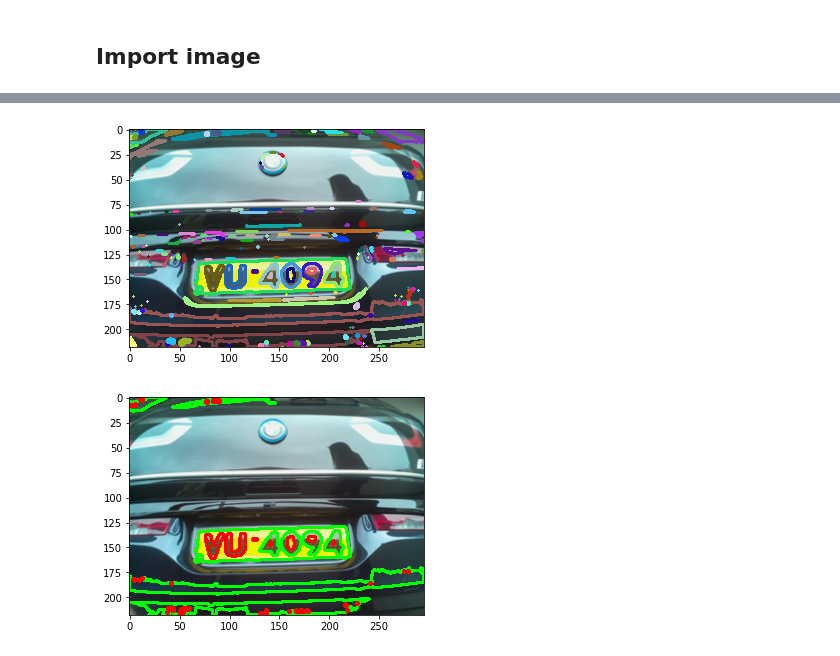
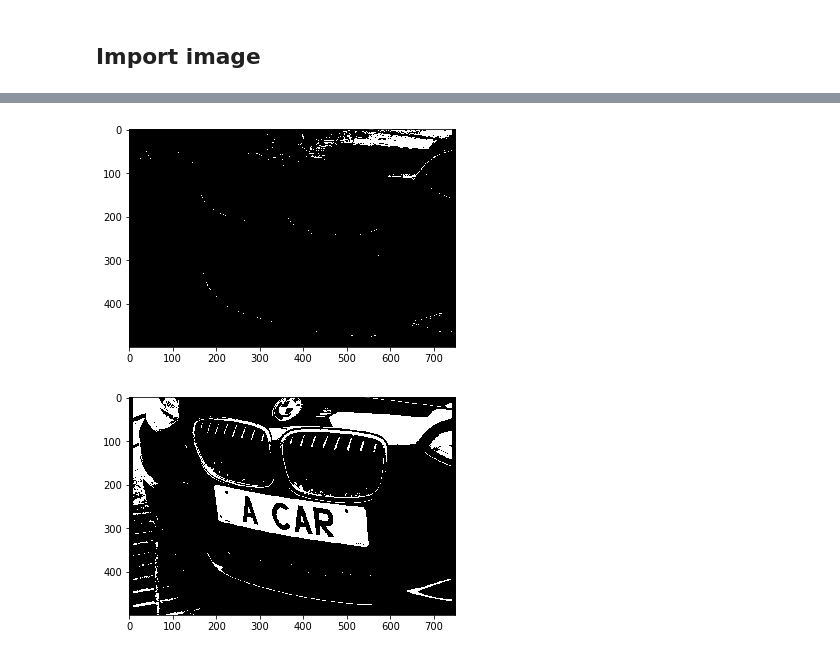
Before and after one commit to elise-ng/FYP_SmartCarPark, a Jupyter notebook: cv/plate_detection.ipynb, the cells around one changed output, grey strips where cells are left out. Saved outputs shown, nothing was run; the diff lists cells and outputs as text; code cells hidden in the pictures.

```diff
--- a/cv/plate_detection.ipynb
+++ b/cv/plate_detection.ipynb
@@ -39,14 +87,0 @@ plt.show()
-# %%
-binary_image = cv2.adaptiveThreshold(bw, 1, cv2.ADAPTIVE_THRESH_GAUSSIAN_C, cv2.THRESH_BINARY, 51, 2)
-plt.imshow(binary_image, cmap = 'gray')
-plt.show()
-binary_image = np.logical_and(binary_image, np.logical_not(spec_black)).astype(np.uint8)
-binary_image_white_filled = cv2.copyMakeBorder(binary_image, 10, 10, 10, 10, cv2.BORDER_CONSTANT, value=[0, 0, 0])
-mask = cv2.copyMakeBorder(binary_image_white_filled, 1, 1, 1, 1, cv2.BORDER_CONSTANT, 0)
-cv2.floodFill(binary_image_white_filled, mask, (0, 0), 255, flags=cv2.FLOODFILL_MASK_ONLY)
-binary_image_white_filled = mask[10: -10, 10: -10]
-binary_image_white_filled = cv2.dilate(binary_image_white_filled, np.ones((2,2), np.uint8))
-plt.imshow(binary_image, cmap = 'gray')
-plt.show()
-plt.imshow(binary_image_white_filled, cmap = 'gray')
-plt.show()
@@ -57,29 +88,14 @@ plt.show()
-# %%
-contours, hierarchy = cv2.findContours(binary_image, cv2.RETR_TREE, cv2.CHAIN_APPROX_NONE)
-src_copy = src.copy()
-for contour in contours:
-    color = list(np.random.random(size=3) * 256)
-    cv2.drawContours(src_copy, [contour], -1, color, 2)
-plt.imshow(src_copy, cmap = 'gray')
-plt.show()
-# %% [output]
-[figure, removed]
-# %%
-filtered_contours = {}
-for i, h in enumerate(hierarchy[0]):
-    if h[2] == -1 and h[3] != -1:
-        parent_contour_index = h[3]
-        child_contour = contours[i]
-        if parent_contour_index in filtered_contours:
-            filtered_contours[parent_contour_index].append(child_contour)
-        else:
-            filtered_contours[parent_contour_index] = [child_contour]
-
-src_contour = src.copy()
-parent_contours = [contours[i] for i in filtered_contours.keys()]
-cv2.drawContours(src_contour, parent_contours, -1, (0,255,0), 2)
-cv2.drawContours(src_contour, reduce(add, filtered_contours.values()), -1, (255,0,0), 2)
-plt.imshow(src_contour, cmap = 'gray')
-plt.show()
-# %% [output]
-[figure, removed]
+# %%
+def binarify(image):
+    threshold = threshold_minimum(image)
+    binary_image = (image > threshold).astype(np.uint8)
+    binary_image = cv2.copyMakeBorder(binary_image, 0, 0, 10, 10, cv2.BORDER_CONSTANT, 0)
+    plt.imshow(binary_image, cmap = 'gray')
+    plt.show()
+    return binary_image
+
+binary_yellow = binarify(bw_yellow)
+binary_white = binarify(bw_white)
+# %% [output]
+[figure, added]
+[figure, added]
```
Also changed, not shown: parts of 10 cells of this notebook, 5 other files.
